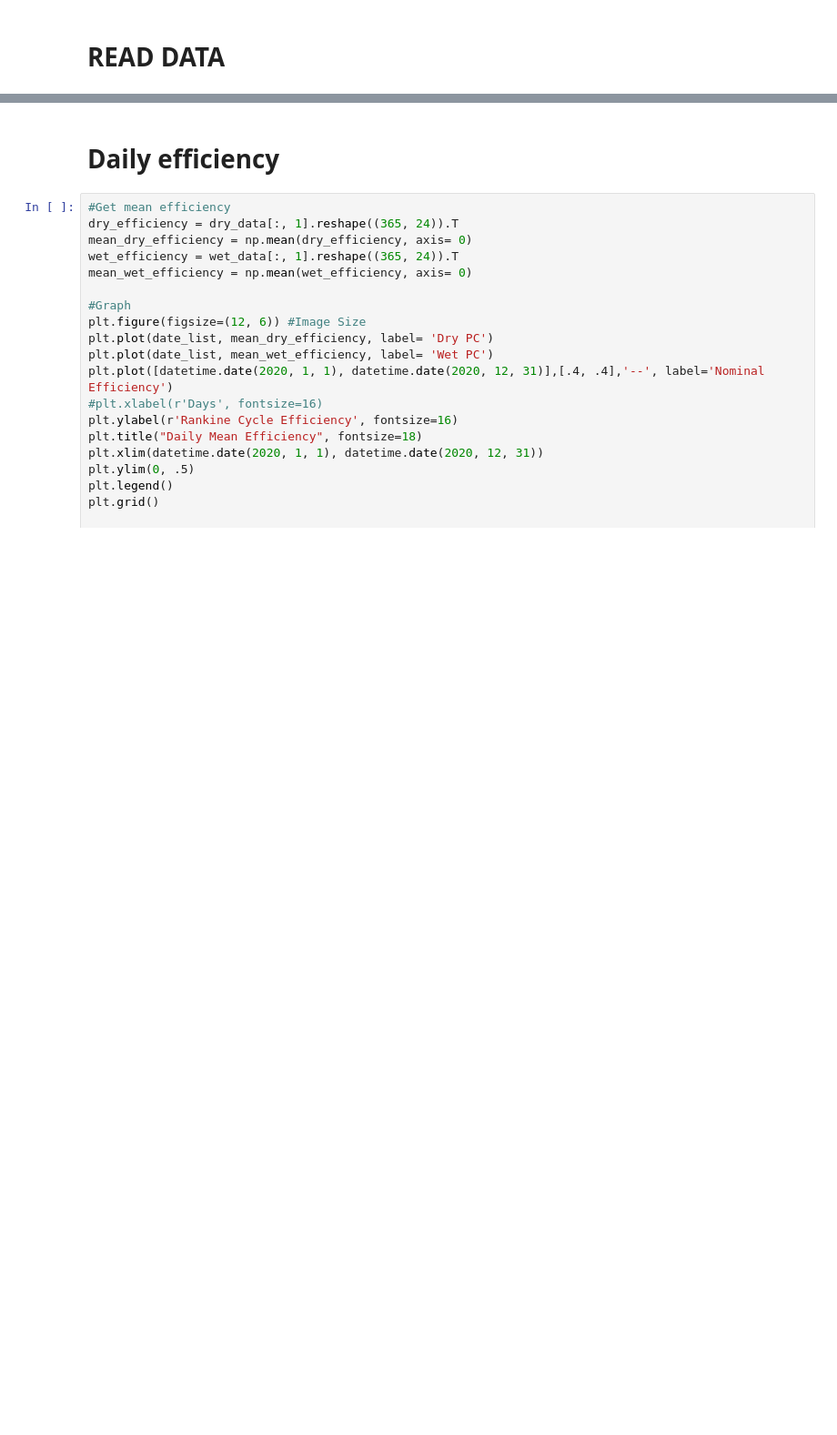
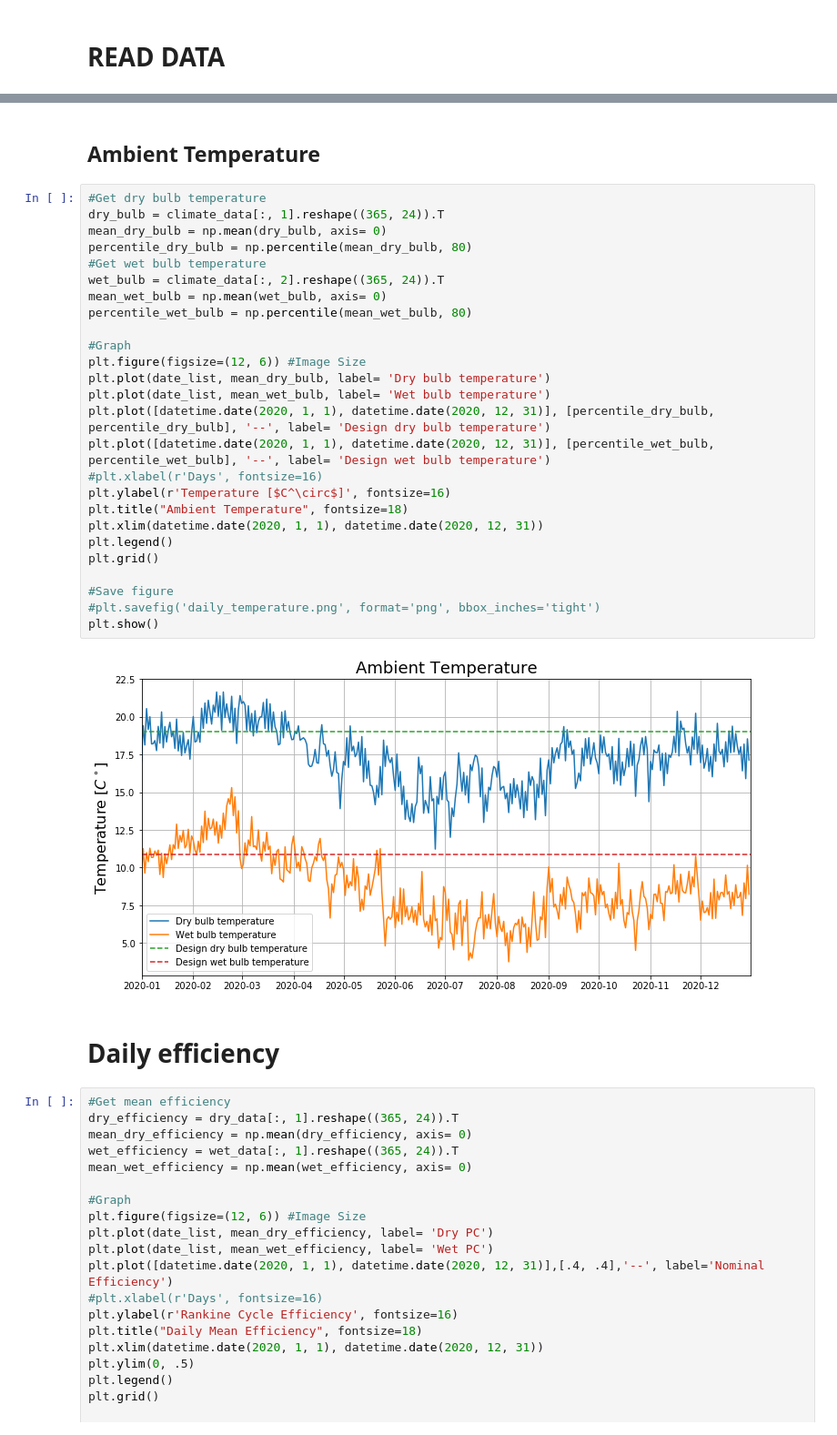
Before and after one commit to georgegacitua/CSP_data, a Jupyter notebook: CSP_cerro_dominador.ipynb, the cells around one changed output, grey strips where cells are left out. Shown: that part at 91% size. Cells and saved outputs as stored; diff of their text form; blank space fills up the shorter version.

```diff
--- a/CSP_cerro_dominador.ipynb
+++ b/CSP_cerro_dominador.ipynb
@@ -15,3 +42,33 @@ date_list = [base + datetime.timedelta(days=x) for x in range(365)]
+# %% [markdown]
+## Ambient Temperature
+# %%
+#Get dry bulb temperature
+dry_bulb = climate_data[:, 1].reshape((365, 24)).T
+mean_dry_bulb = np.mean(dry_bulb, axis= 0)
+percentile_dry_bulb = np.percentile(mean_dry_bulb, 80)
+#Get wet bulb temperature
+wet_bulb = climate_data[:, 2].reshape((365, 24)).T
+mean_wet_bulb = np.mean(wet_bulb, axis= 0)
+percentile_wet_bulb = np.percentile(mean_wet_bulb, 80)
+
+#Graph
+plt.figure(figsize=(12, 6)) #Image Size
+plt.plot(date_list, mean_dry_bulb, label= 'Dry bulb temperature')
+plt.plot(date_list, mean_wet_bulb, label= 'Wet bulb temperature')
+plt.plot([datetime.date(2020, 1, 1), datetime.date(2020, 12, 31)], [percentile_dry_bulb, percentile_dry_bulb], '--', label= 'Design dry bulb temperature')
+plt.plot([datetime.date(2020, 1, 1), datetime.date(2020, 12, 31)], [percentile_wet_bulb, percentile_wet_bulb], '--', label= 'Design wet bulb temperature')
+#plt.xlabel(r'Days', fontsize=16)
+plt.ylabel(r'Temperature [$C^\circ$]', fontsize=16)
+plt.title("Ambient Temperature", fontsize=18)
+plt.xlim(datetime.date(2020, 1, 1), datetime.date(2020, 12, 31))
+plt.legend()
+plt.grid()
+
+#Save figure
+#plt.savefig('daily_temperature.png', format='png', bbox_inches='tight')
+plt.show()
+# %% [output]
+[figure, added]
 # %% [markdown]
 # Daily efficiency
 # %%
```
Also changed, not shown: parts of 4 cells of this notebook, 1 other file.
